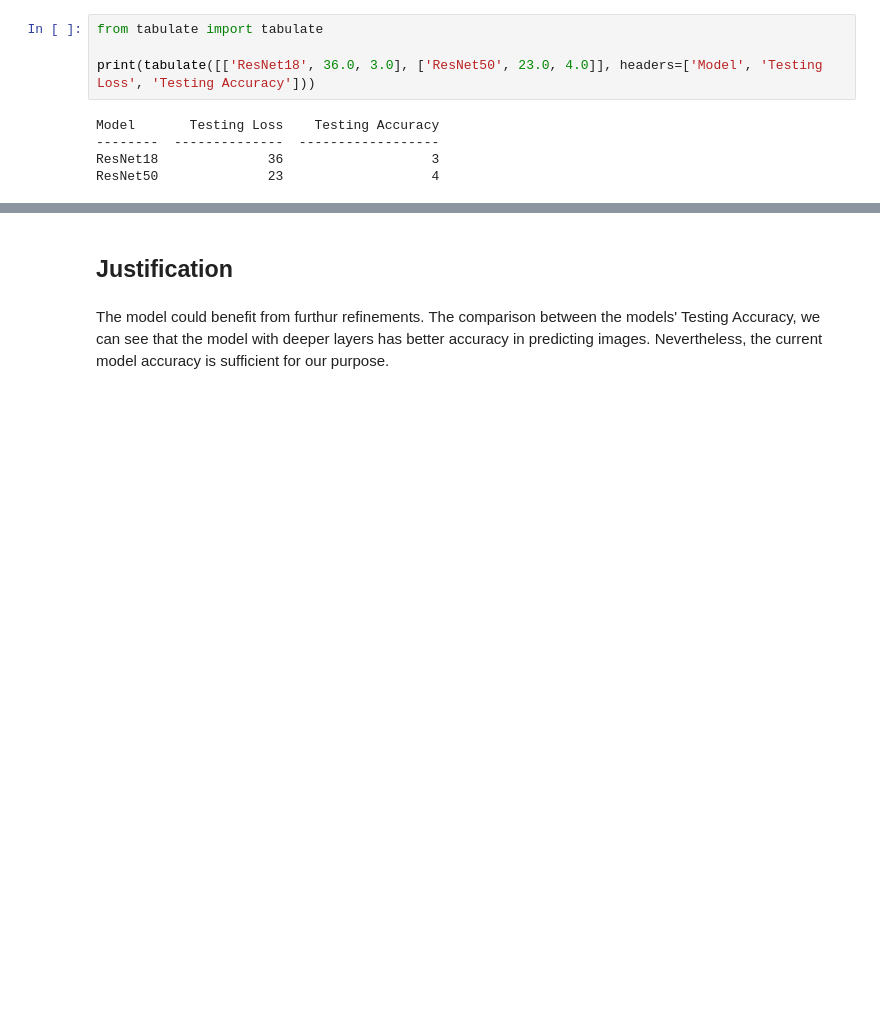
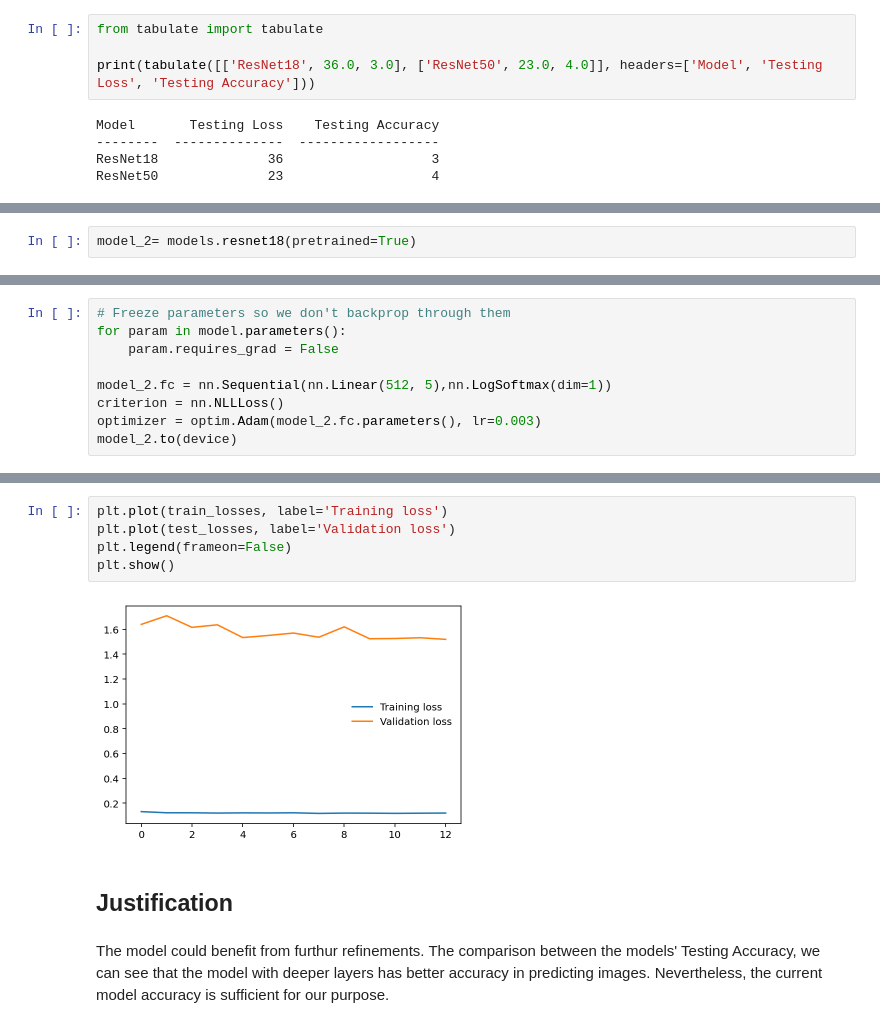
Before and after one commit to fasia/Udacity-capstone-project, a Jupyter notebook: sagemaker.ipynb, the cells around one changed output, grey strips where cells are left out. Cells and saved outputs as stored; diff of their text form; blank space fills up the shorter version.

```diff
--- a/sagemaker.ipynb
+++ b/sagemaker.ipynb
@@ -670,0 +915,2 @@ ResNet50              23                   4
+# %%
+model_2= models.resnet18(pretrained=True)
@@ -670,0 +939,9 @@ ResNet50              23                   4
+# %%
+# Freeze parameters so we don't backprop through them
+for param in model.parameters():
+    param.requires_grad = False
+
+model_2.fc = nn.Sequential(nn.Linear(512, 5),nn.LogSoftmax(dim=1))
+criterion = nn.NLLLoss()
+optimizer = optim.Adam(model_2.fc.parameters(), lr=0.003)
+model_2.to(device)
@@ -671,3 +1022,10 @@ ResNet50              23                   4
+# %%
+plt.plot(train_losses, label='Training loss')
+plt.plot(test_losses, label='Validation loss')
+plt.legend(frameon=False)
+plt.show()
+# %% [output]
+[figure, added]
 # %% [markdown]
 ## Justification
 # %% [markdown]
```
Also changed, not shown: parts of 25 cells of this notebook, 1 other file.
